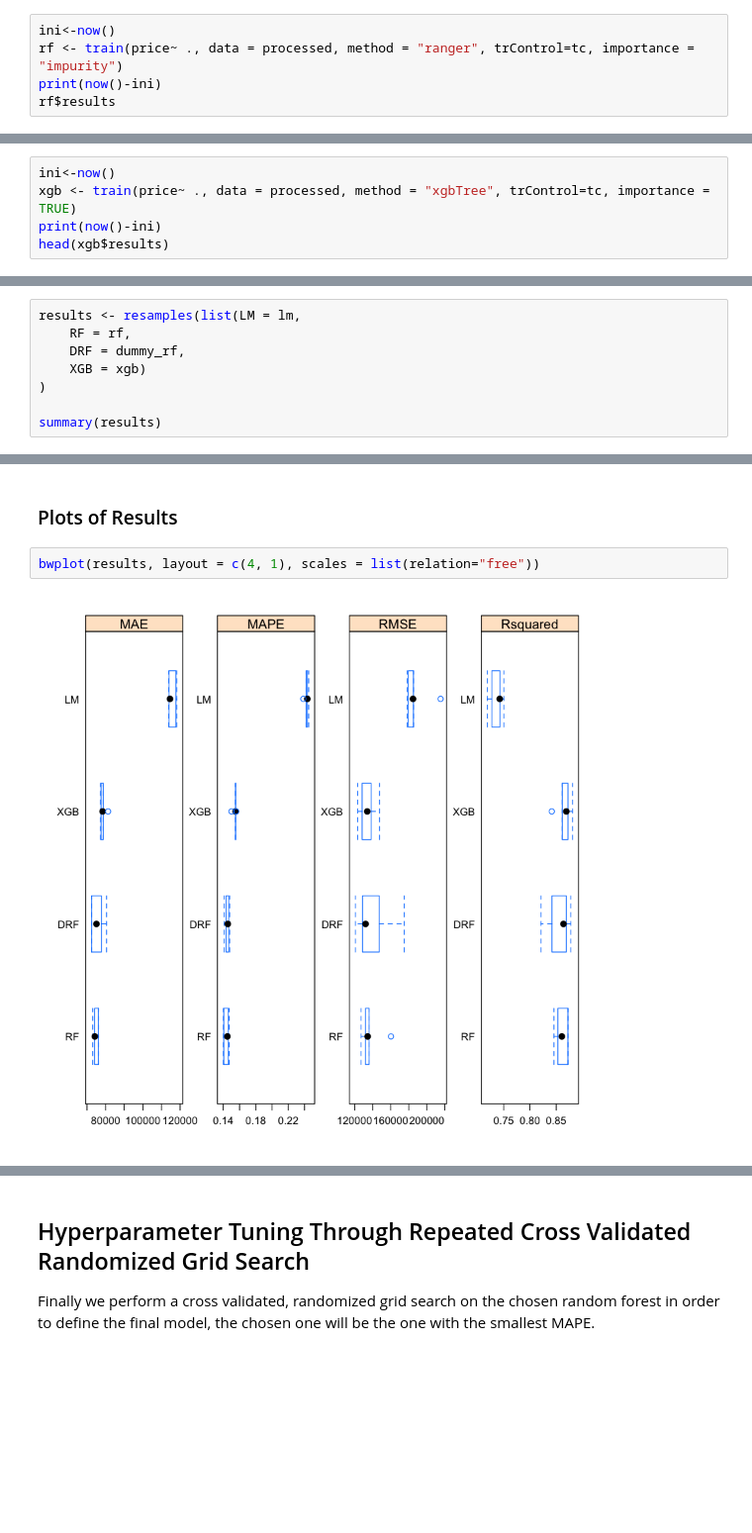
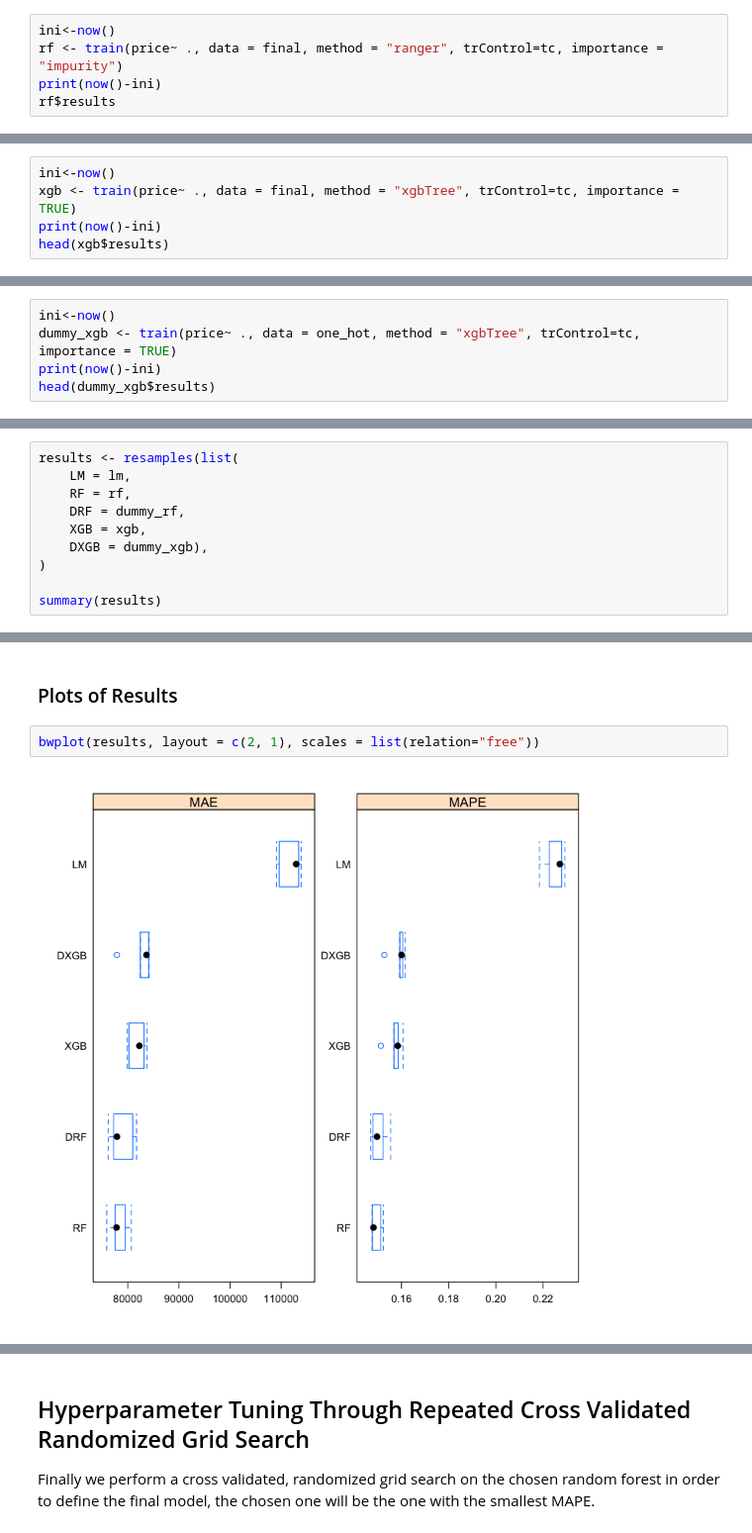
Before and after one commit to akoury/house_pricing, a Jupyter notebook: Analysis.ipynb, the cells around one changed output, grey strips where cells are left out. Shown at 99% size. Cells and saved outputs as stored; diff of their text form; blank space fills up the shorter version.

```diff
--- a/Analysis.ipynb
+++ b/Analysis.ipynb
@@ -442,6 +471,6 @@ Initially we try a random forest without one hot encoded features.
 # %%
 ini<-now()
-rf <- train(price~ ., data = processed, method = "ranger", trControl=tc, importance = "impurity")
+rf <- train(price~ ., data = final, method = "ranger", trControl=tc, importance = "impurity")
 print(now()-ini)
 rf$results
 # %% [output]
@@ -474,6 +507,6 @@ Time difference of 15.03928 mins
 # %%
 ini<-now()
-xgb <- train(price~ ., data = processed, method = "xgbTree", trControl=tc, importance = TRUE)
+xgb <- train(price~ ., data = final, method = "xgbTree", trControl=tc, importance = TRUE)
 print(now()-ini)
 head(xgb$results)
 # %% [output]
@@ -484,0 +523,5 @@ Time difference of 1.092664 mins
+# %%
+ini<-now()
+dummy_xgb <- train(price~ ., data = one_hot, method = "xgbTree", trControl=tc, importance = TRUE)
+print(now()-ini)
+head(dummy_xgb$results)
@@ -497,10 +549,12 @@ grid.arrange(lmplot, rfplot, dummyrfplot, xgbplot, ncol=2)
 # %% [markdown]
 ### Metric Results
 # %%
-results <- resamples(list(LM = lm,
+results <- resamples(list(
+    LM = lm,
     RF = rf,
     DRF = dummy_rf,
-    XGB = xgb)
+    XGB = xgb,
+    DXGB = dummy_xgb),
 )
 
 summary(results)
@@ -525,6 +579,6 @@ XGB 0.8415774 0.8615434 0.8693383 0.8652119 0.8724523 0.8811482    0
 # %% [markdown]
 ### Plots of Results
 # %%
-bwplot(results, layout = c(4, 1), scales = list(relation="free"))
+bwplot(results, layout = c(2, 1), scales = list(relation="free"))
 # %% [output]
-[figure, old version]
+[figure, new version]
```
Also changed, not shown: parts of 44 cells of this notebook, 1 other file.
